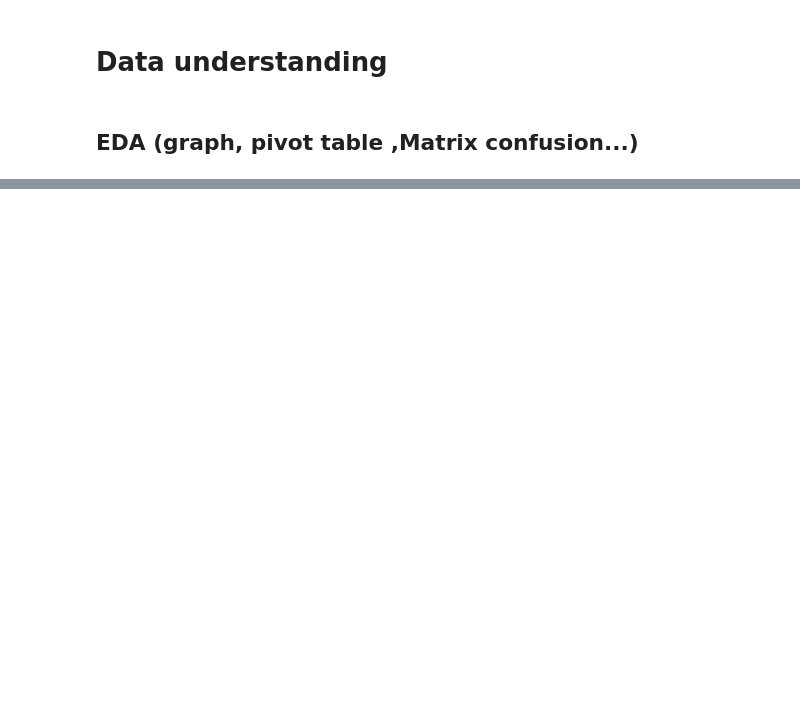
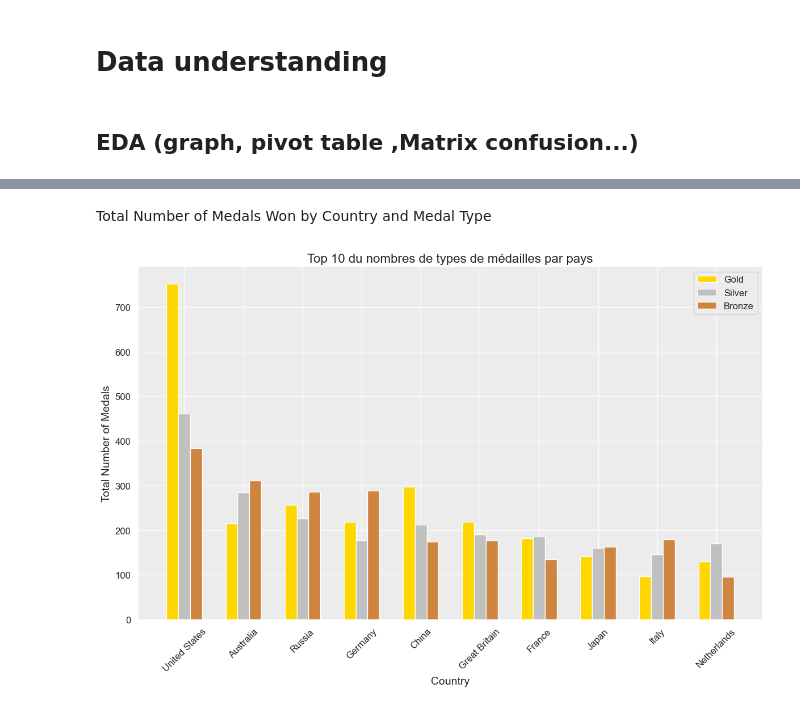
Before and after one commit to nastoo/tp-methodes-pour-analytique, a Jupyter notebook: Projet.ipynb, the cells around one changed output, grey strips where cells are left out. Saved outputs shown, nothing was run; the diff lists cells and outputs as text; code cells hidden in the pictures; blank space fills up the shorter version.

```diff
--- a/Projet.ipynb
+++ b/Projet.ipynb
@@ -238,0 +533,45 @@ Effectivement notre base de données possède de nombreuses valeurs manquantes
+# %% [markdown]
+Total Number of Medals Won by Country and Medal Type
+# %%
+import matplotlib.pyplot as plt
+import numpy as np
+
+# Group the data by country and count the total number of medals won by each country and each type of medal
+medals_by_country = df.groupby(['Team', 'Medal']).size().unstack(fill_value=0)
+
+# Select the top 10 countries with the most total medals
+top_10_countries = medals_by_country.sum(axis=1).nlargest(10).index
+
+# Select the medal types
+medal_types = ['Gold', 'Silver', 'Bronze']
+
+# Set the position of each bar on the x-axis
+x = np.arange(len(top_10_countries))
+
+# Set the width of the bars
+width = 0.2
+
+# Assign colors to each medal type
+colors = {'Gold': 'gold', 'Silver': 'silver', 'Bronze': 'peru'}
+
+# Plotting the grouped bar graph
+plt.figure(figsize=(12, 8))  # Taille de la figure
+
+for i, medal in enumerate(medal_types):
+    plt.bar(x - width + i * width, medals_by_country.loc[top_10_countries, medal],
+            width=width, label=medal, color=colors[medal])
+
+plt.title('Top 10 du nombres de types de médailles par pays', fontsize=16)  # Titre
+plt.xlabel('Country', fontsize=14)  # Étiquette de l'axe x
+plt.ylabel('Total Number of Medals', fontsize=14)  # Étiquette de l'axe y
+plt.xticks(ticks=x, labels=top_10_countries, rotation=45, fontsize=12)  # Étiquettes de l'axe x
+plt.yticks(fontsize=12)  # Taille de la police des étiquettes de l'axe y
+
+# Supprimer les bordures de la figure
+plt.gca().spines['top'].set_visible(False)
+plt.gca().spines['right'].set_visible(False)
+plt.legend(fontsize=12)  # Ajouter la légende
+plt.tight_layout()  # Ajuster la mise en page
+plt.show()
+# %% [output]
+[figure, added]
```
Also changed, not shown: parts of 42 cells of this notebook.
